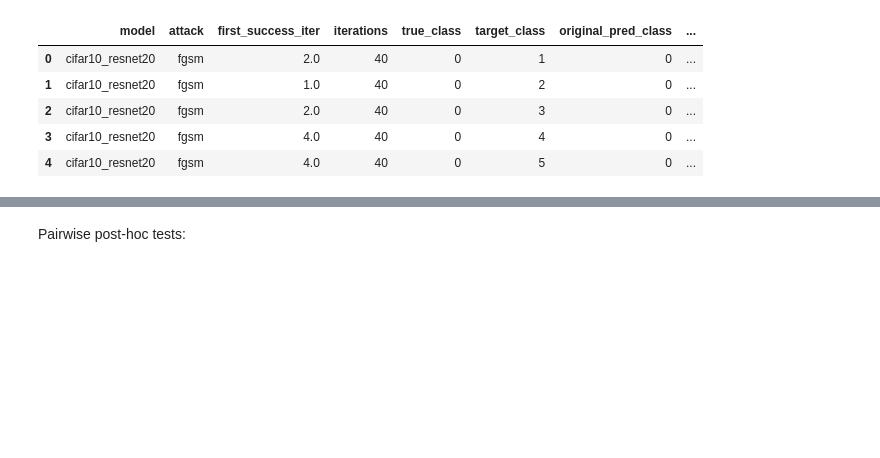
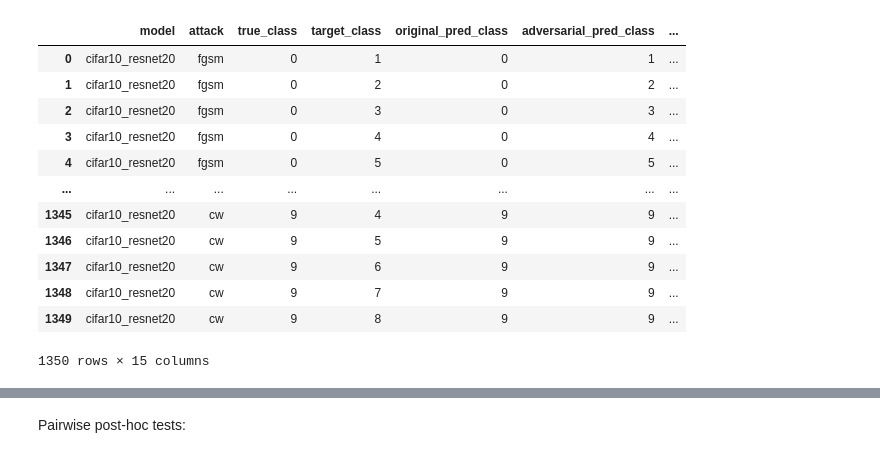
Before and after one commit to murrodroid/AdversarialAttacks, a Jupyter notebook: Statistical tests/Statistical_tests.ipynb, the cells around one changed output, grey strips where cells are left out. Drawn from its saved outputs; the diff is of its cells as text; code cells hidden in the pictures; blank space fills up the shorter version.

```diff
--- a/Statistical tests/Statistical_tests.ipynb
+++ b/Statistical tests/Statistical_tests.ipynb
@@ -10,12 +13,19 @@ from statsmodels.stats.multicomp import pairwise_tukeyhsd
 import seaborn as sns
 import matplotlib.pyplot as plt
 # %%
-df = pd.read_csv("C:\\Users\\celin\\OneDrive\\DTU\\4. Semester\\Fag projekt\\AdversarialAttacks\\results\\generation_metadata.csv")
-df.head()
+df = pd.read_csv("../results/generation_metadata.csv")
+df
 # %% [output]
-|  | model | attack | first_success_iter | iterations | true_class | target_class | original_pred_class | ... |
-| 0 | cifar10_resnet20 | fgsm | 2.0 | 40 | 0 | 1 | 0 | ... |
-| 1 | cifar10_resnet20 | fgsm | 1.0 | 40 | 0 | 2 | 0 | ... |
-| 2 | cifar10_resnet20 | fgsm | 2.0 | 40 | 0 | 3 | 0 | ... |
-| 3 | cifar10_resnet20 | fgsm | 4.0 | 40 | 0 | 4 | 0 | ... |
-| 4 | cifar10_resnet20 | fgsm | 4.0 | 40 | 0 | 5 | 0 | ... |
+|  | model | attack | true_class | target_class | original_pred_class | adversarial_pred_class | ... |
+| 0 | cifar10_resnet20 | fgsm | 0 | 1 | 0 | 1 | ... |
+| 1 | cifar10_resnet20 | fgsm | 0 | 2 | 0 | 2 | ... |
+| 2 | cifar10_resnet20 | fgsm | 0 | 3 | 0 | 3 | ... |
+| 3 | cifar10_resnet20 | fgsm | 0 | 4 | 0 | 4 | ... |
+| 4 | cifar10_resnet20 | fgsm | 0 | 5 | 0 | 5 | ... |
+| ... | ... | ... | ... | ... | ... | ... | ... |
+| 1345 | cifar10_resnet20 | cw | 9 | 4 | 9 | 9 | ... |
+| 1346 | cifar10_resnet20 | cw | 9 | 5 | 9 | 9 | ... |
+| 1347 | cifar10_resnet20 | cw | 9 | 6 | 9 | 9 | ... |
+| 1348 | cifar10_resnet20 | cw | 9 | 7 | 9 | 9 | ... |
+| 1349 | cifar10_resnet20 | cw | 9 | 8 | 9 | 9 | ... |
+1350 rows × 15 columns
```
Also changed, not shown: parts of 12 cells of this notebook.
